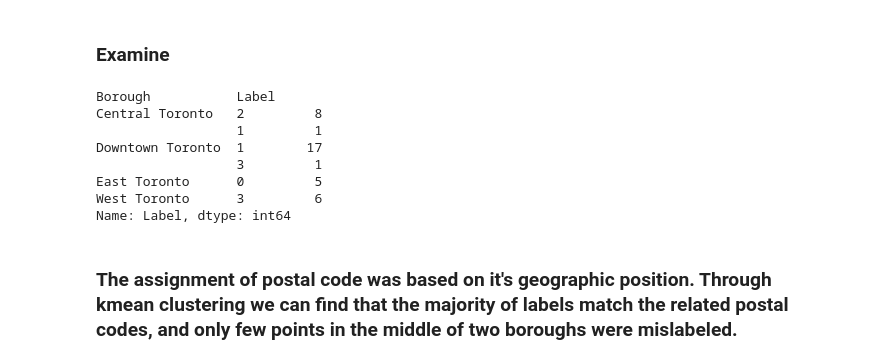
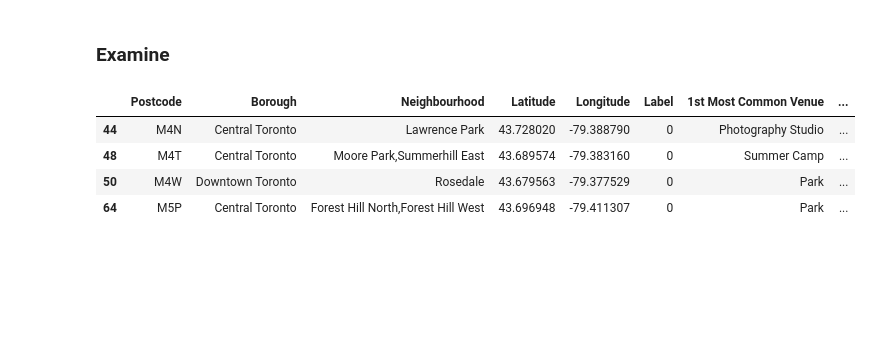
Before and after one commit to lovetomorrow/Coursera_Capstone, a Jupyter notebook: Clustering-Toronto.ipynb, the cells around one changed output. Drawn from its saved outputs; the diff is of its cells as text; code cells hidden in the pictures; blank space fills up the shorter version.

```diff
--- a/Clustering-Toronto.ipynb
+++ b/Clustering-Toronto.ipynb
@@ -132,16 +244,11 @@ See the caveats in the documentation: http://pandas.pydata.org/pandas-docs/stabl
 [interactive output not drawn]
 # %% [markdown]
 ### Examine
-# %%
-df_toronto[['Borough','Label']].groupby(['Borough']).Label.value_counts()
-# %% [output]
-Borough           Label
-Central Toronto   2         8
-                  1         1
-Downtown Toronto  1        17
-                  3         1
-East Toronto      0         5
-West Toronto      3         6
-Name: Label, dtype: int64
-# %% [markdown]
-### The assignment of postal code was based on it's geographic position. Through kmean clustering we can find that the majority of labels match the related postal codes, and only few points in the middle of two boroughs were mislabeled.
+# %%
+df_toronto_merged[df_toronto_merged.Label==0].head()
+# %% [output]
+|  | Postcode | Borough | Neighbourhood | Latitude | Longitude | Label | 1st Most Common Venue | ... |
+| 44 | M4N | Central Toronto | Lawrence Park | 43.728020 | -79.388790 | 0 | Photography Studio | ... |
+| 48 | M4T | Central Toronto | Moore Park,Summerhill East | 43.689574 | -79.383160 | 0 | Summer Camp | ... |
+| 50 | M4W | Downtown Toronto | Rosedale | 43.679563 | -79.377529 | 0 | Park | ... |
+| 64 | M5P | Central Toronto | Forest Hill North,Forest Hill West | 43.696948 | -79.411307 | 0 | Park | ... |
```
Also changed, not shown: parts of 17 cells of this notebook.
